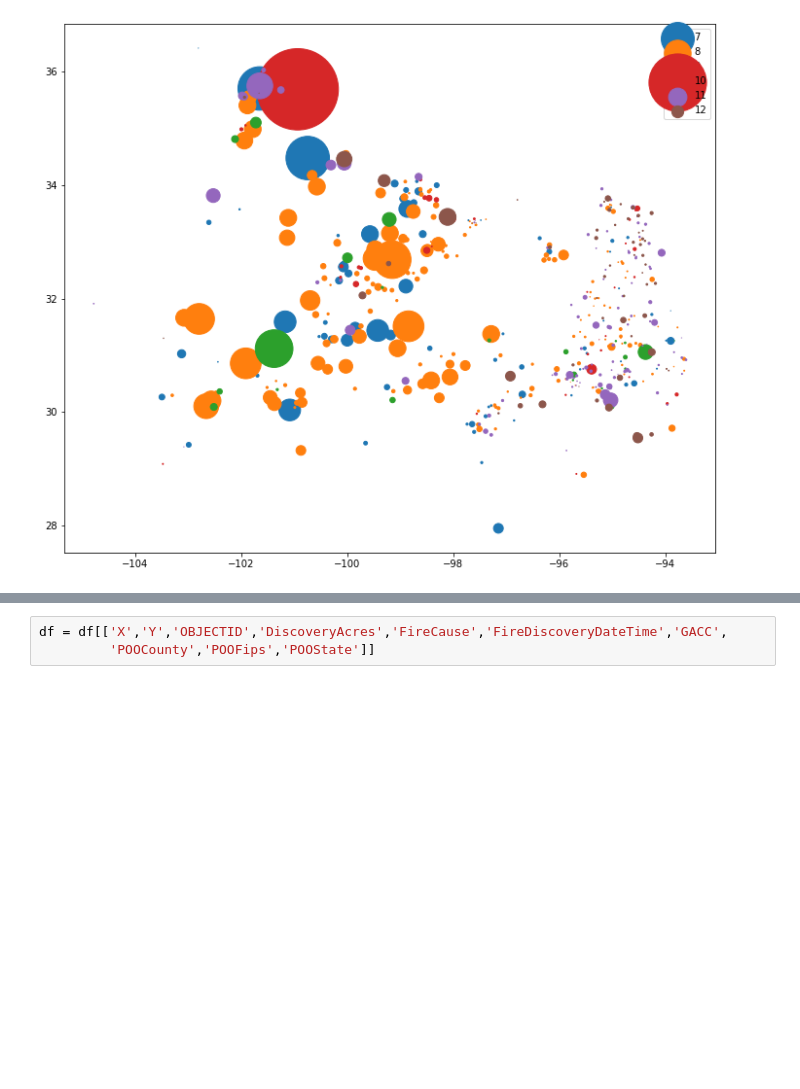
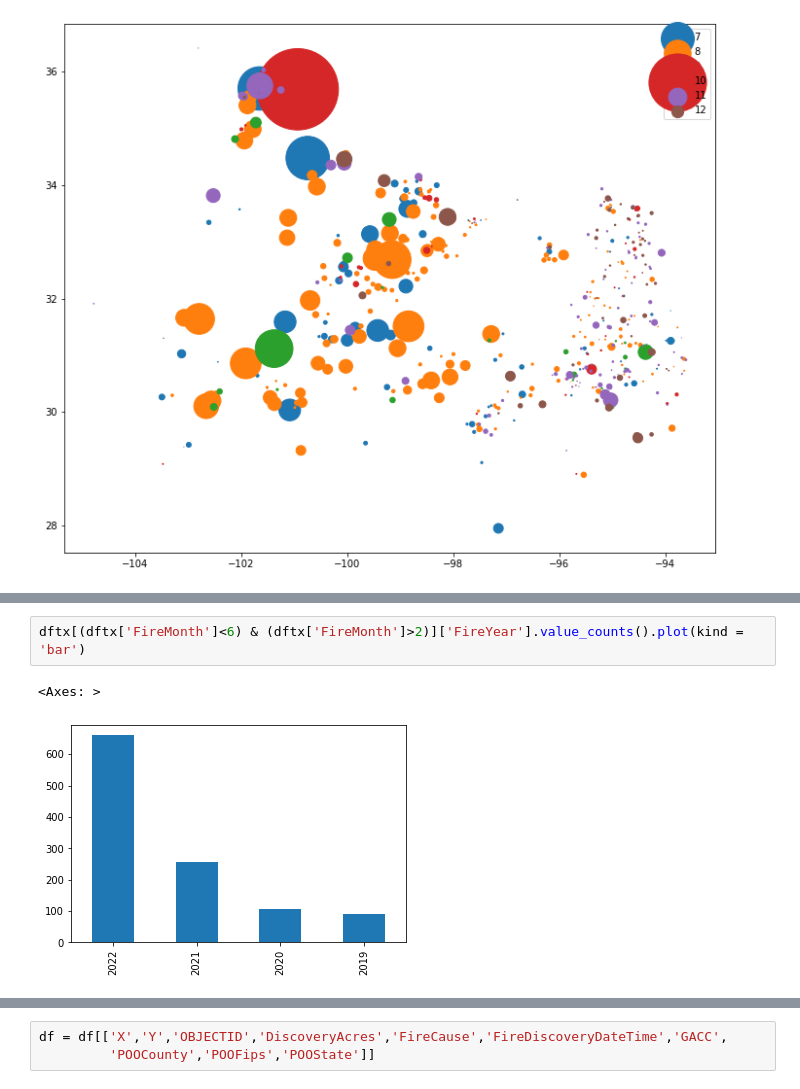
Before and after one commit to ManaswineeB/datanators, a Jupyter notebook: Tushar/TAMIDS_NIFC.ipynb, the cells around one changed output, grey strips where cells are left out. Cells and saved outputs as stored; diff of their text form; blank space fills up the shorter version.

```diff
--- a/Tushar/TAMIDS_NIFC.ipynb
+++ b/Tushar/TAMIDS_NIFC.ipynb
@@ -127,0 +136,5 @@ plt.legend()
+# %%
+dftx[(dftx['FireMonth']<6) & (dftx['FireMonth']>2)]['FireYear'].value_counts().plot(kind = 'bar')
+# %% [output]
+<Axes: >
+[figure, added]
```
Also changed, not shown: parts of 7 cells of this notebook.
